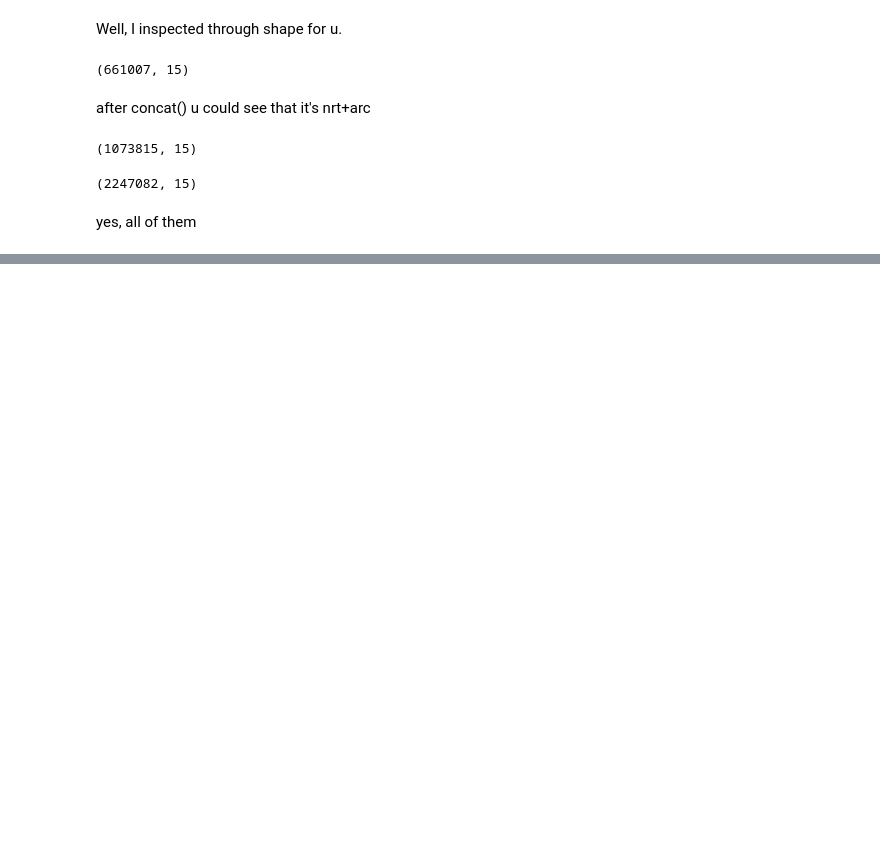
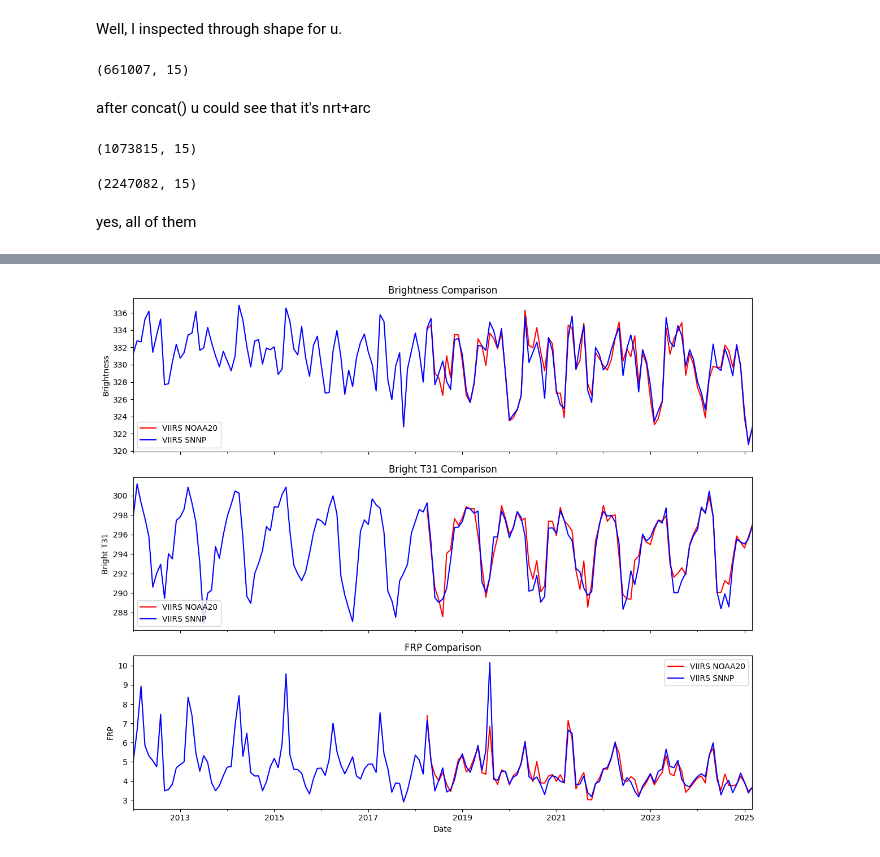
Before and after one commit to smolguyonearth/whoopenthisisgay, a Jupyter notebook: code_poysian/this is the real one/heatmap.ipynb, the cells around one changed output, grey strips where cells are left out. Drawn from its saved outputs; the diff is of its cells as text; code cells hidden in the pictures; blank space fills up the shorter version.

```diff
--- a/code_poysian/this is the real one/heatmap.ipynb
+++ b/code_poysian/this is the real one/heatmap.ipynb
@@ -53,0 +95,3 @@ yes, all of them
+# %%
+DL_FIRE_VIIRS_SNNP_fth = DL_FIRE_VIIRS_SNNP[(DL_FIRE_VIIRS_SNNP["confidence"] == 'h') | (DL_FIRE_VIIRS_SNNP["confidence"] == 'n')]
+DL_FIRE_VIIRS_SNNP_fth
@@ -53,0 +112,3 @@ yes, all of them
+# %%
+DL_FIRE_VIIRS_NOAA20_fth = DL_FIRE_VIIRS_NOAA20[(DL_FIRE_VIIRS_NOAA20["confidence"] == 'h') | (DL_FIRE_VIIRS_NOAA20["confidence"] == 'n')]
+DL_FIRE_VIIRS_NOAA20_fth
@@ -53,0 +137,3 @@ yes, all of them
+# %%
+DL_FIRE_VIIRS_NOAA20_fth = DL_FIRE_VIIRS_NOAA20_fth.drop(columns=["scan", "track", "acq_time", "satellite", "instrument", "confidence", "version", "daynight", "type"])
+DL_FIRE_VIIRS_SNNP_fth = DL_FIRE_VIIRS_SNNP_fth.drop(columns=["scan", "track", "acq_time", "satellite", "instrument", "confidence", "version", "daynight", "type"])
@@ -53,0 +142,4 @@ yes, all of them
+# %%
+#reindex as acq_date
+DL_FIRE_VIIRS_NOAA20_fth = DL_FIRE_VIIRS_NOAA20_fth.set_index("acq_date")
+DL_FIRE_VIIRS_SNNP_fth = DL_FIRE_VIIRS_SNNP_fth.set_index("acq_date")
@@ -53,0 +168,67 @@ yes, all of them
+# %%
+def plot_monthly_comparison(df1, df2, label1='VIIRS NOAA20', label2='VIIRS SNNP'):
+    # Ensure datetime index
+    df1 = df1.copy()
+    df2 = df2.copy()
+    df1.index = pd.to_datetime(df1.index)
+    df2.index = pd.to_datetime(df2.index)
+
+    # Temporary monthly resampling
+    df1_monthly = df1.resample('M').mean()
+    df2_monthly = df2.resample('M').mean()
+
+    # Plotting
+    fig, axes = plt.subplots(nrows=3, ncols=1, figsize=(12, 10), sharex=True)
+
+    df1_monthly['brightness'].plot(ax=axes[0], color='red', label=label1)
+    df2_monthly['brightness'].plot(ax=axes[0], color='blue', label=label2)
+    axes[0].set_ylabel('Brightness')
+    axes[0].legend()
+    axes[0].set_title('Brightness Comparison')
+
+    df1_monthly['bright_t31'].plot(ax=axes[1], color='red', label=label1)
+    df2_monthly['bright_t31'].plot(ax=axes[1], color='blue', label=label2)
+    axes[1].set_ylabel('Bright T31')
+    axes[1].legend()
+    axes[1].set_title('Bright T31 Comparison')
+
+    df1_monthly['frp'].plot(ax=axes[2], color='red', label=label1)
+    df2_monthly['frp'].plot(ax=axes[2], color='blue', label=label2)
+    axes[2].set_ylabel('FRP')
+    axes[2].legend()
+    axes[2].set_title('FRP Comparison')
+    axes[2].set_xlabel('Date')
+
+    plt.tight_layout()
+    plt.show()
+
+def plot_monthly(df):
+    df = df.copy()
+    df.index = pd.to_datetime(df.index)
+
+    df_monthly = df.resample('M').mean()
+
+    fig, axes = plt.subplots(nrows=3, ncols=1, figsize=(12, 10), sharex=True)
+
+    df_monthly['brightness'].plot(ax=axes[0], color='red')
+    axes[0].set_ylabel('Brightness')
+    axes[0].set_title('Brightness')
+
+    df_monthly['bright_t31'].plot(ax=axes[1], color='red')
+    axes[1].set_ylabel('Bright T31')
+    axes[1].set_title('Bright T31')
+
+    df_monthly['frp'].plot(ax=axes[2], color='red')
+    axes[2].set_ylabel('FRP')
+    axes[2].set_title('FRP')
+    axes[2].set_xlabel('Date')
+
+    plt.tight_layout()
+    plt.show()
+
+
+
+
+plot_monthly_comparison(DL_FIRE_VIIRS_NOAA20_fth, DL_FIRE_VIIRS_SNNP_fth)
+# %% [output]
+[figure, added]
```
Also changed, not shown: parts of 62 cells of this notebook, 6 other files.
